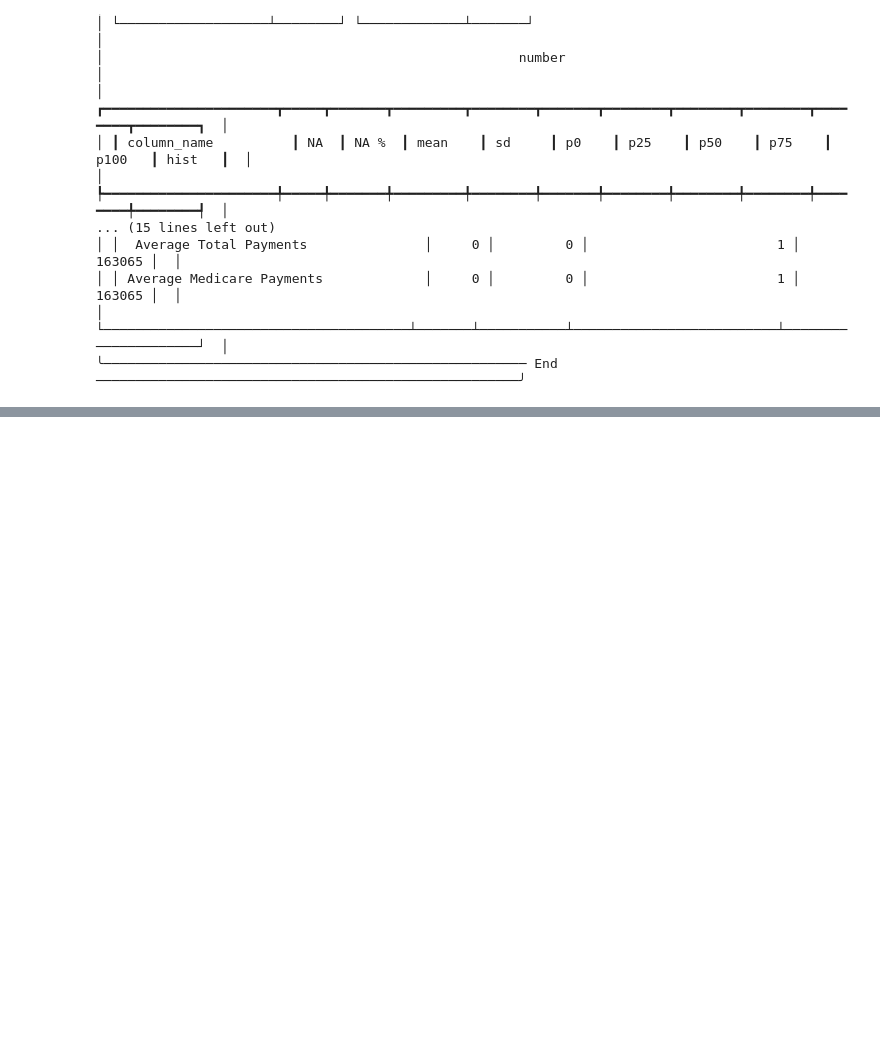
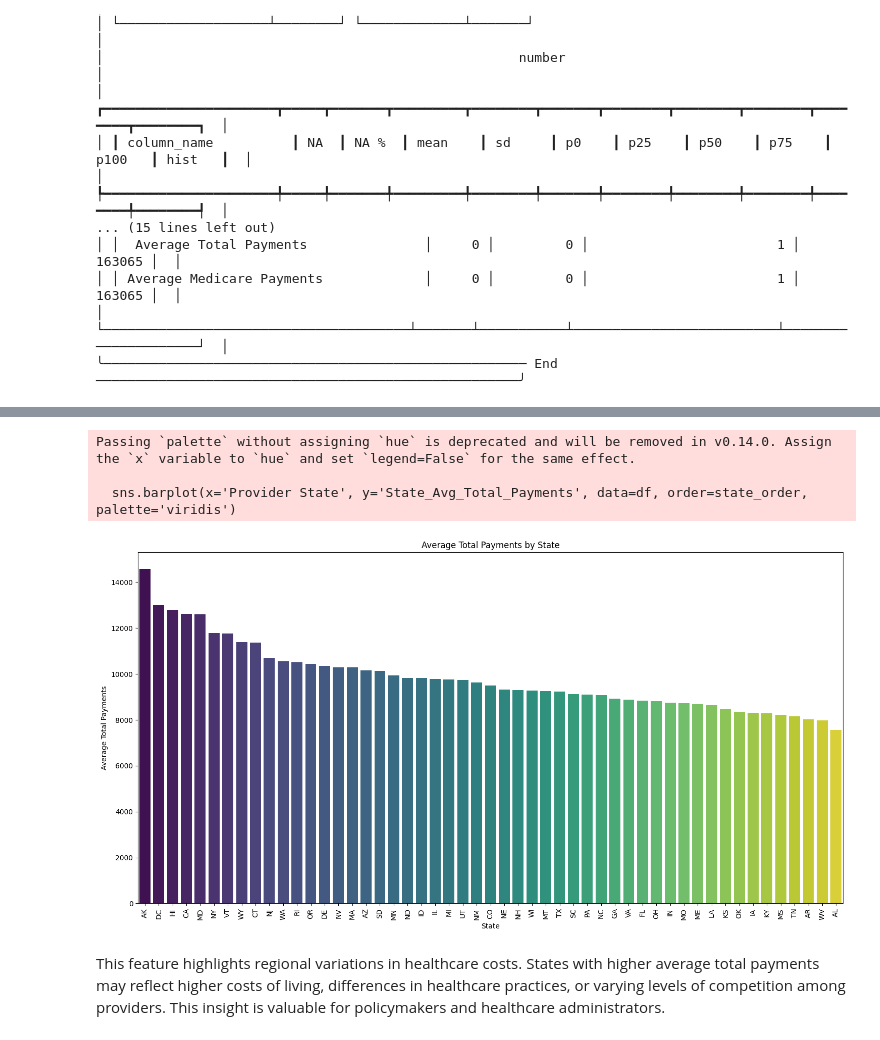
Before and after one commit to haorany999/5430_hw5-Health_care_fraud_detection, a Jupyter notebook: 5430 hw5.ipynb, the cells around one changed output, grey strips where cells are left out. Cells and saved outputs as stored; diff of their text form; code cells hidden in the pictures; blank space fills up the shorter version.

```diff
--- a/5430 hw5.ipynb
+++ b/5430 hw5.ipynb
@@ -34,0 +110,27 @@ skim(df)
+# %%
+# Feature 3: State-Level Average Total Payments
+state_avg_payments = df.groupby('Provider State')['Average Total Payments'].mean().reset_index()
+state_avg_payments.rename(columns={'Average Total Payments': 'State_Avg_Total_Payments'}, inplace=True)
+
+# Merge back to the original dataframe
+df = df.merge(state_avg_payments, on='Provider State', how='left')
+# %%
+# Sort states by average payments
+state_order = df.groupby('Provider State')['State_Avg_Total_Payments'].mean().sort_values(ascending=False).index
+
+# Plot bar chart
+plt.figure(figsize=(15,8))
+sns.barplot(x='Provider State', y='State_Avg_Total_Payments', data=df, order=state_order, palette='viridis')
+plt.xticks(rotation=90)
+plt.title('Average Total Payments by State')
+plt.xlabel('State')
+plt.ylabel('Average Total Payments')
+plt.tight_layout()
+plt.show()
+# %% [output]
+Passing `palette` without assigning `hue` is deprecated and will be removed in v0.14.0. Assign the `x` variable to `hue` and set `legend=False` for the same effect.
+
+  sns.barplot(x='Provider State', y='State_Avg_Total_Payments', data=df, order=state_order, palette='viridis')
+[figure, added]
+# %% [markdown]
+This feature highlights regional variations in healthcare costs. States with higher average total payments may reflect higher costs of living, differences in healthcare practices, or varying levels of competition among providers. This insight is valuable for policymakers and healthcare administrators.
```
Also changed, not shown: parts of 35 cells of this notebook, 1 other file.
